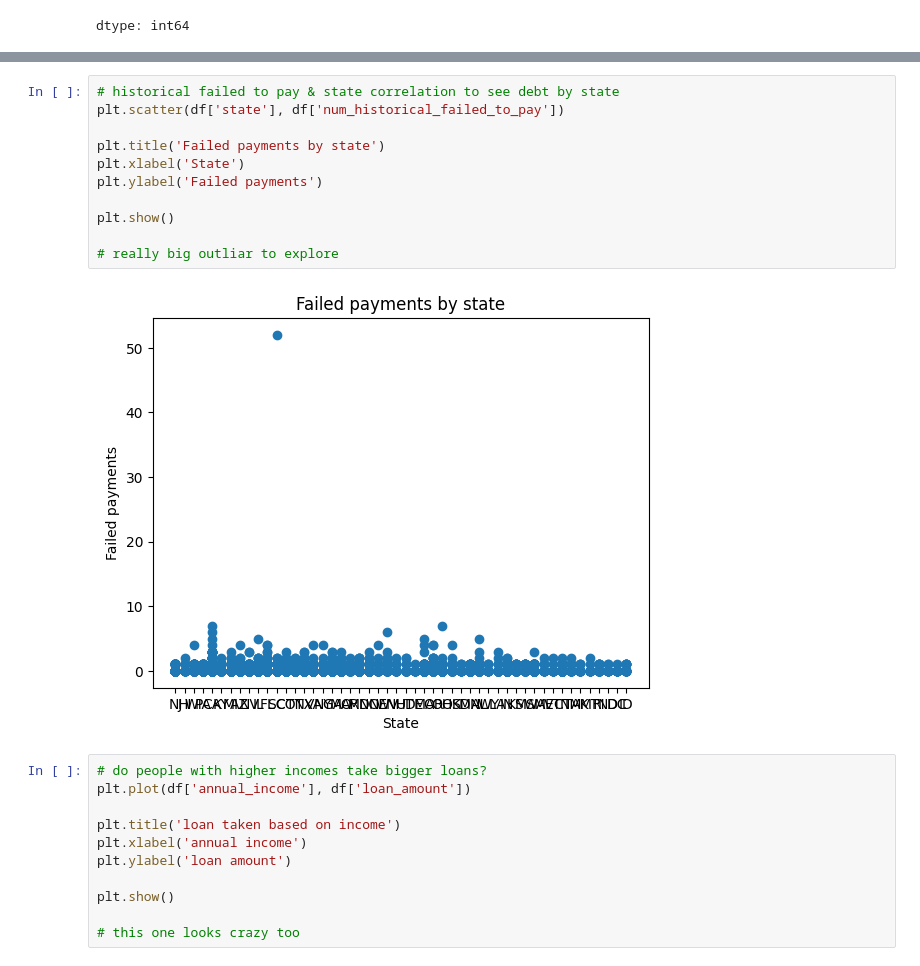
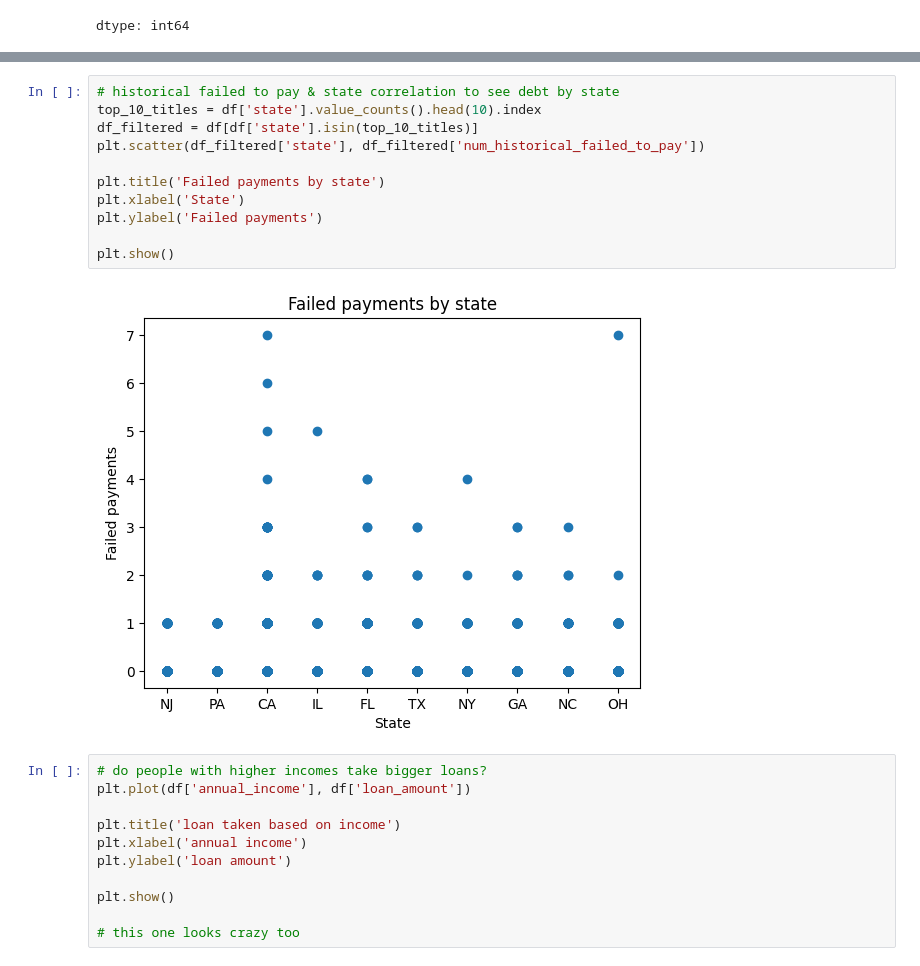
Before and after one commit to samiasondha/FTI-finance-research, a Jupyter notebook: Samia_Sondha_FTI_reserach_project.ipynb, the cells around one changed output, grey strips where cells are left out. Cells and saved outputs as stored; diff of their text form.

```diff
--- a/Samia_Sondha_FTI_reserach_project.ipynb
+++ b/Samia_Sondha_FTI_reserach_project.ipynb
@@ -325,16 +343,16 @@ plt.show()
 # %%
 # historical failed to pay & state correlation to see debt by state
-plt.scatter(df['state'], df['num_historical_failed_to_pay'])
+top_10_titles = df['state'].value_counts().head(10).index
+df_filtered = df[df['state'].isin(top_10_titles)]
+plt.scatter(df_filtered['state'], df_filtered['num_historical_failed_to_pay'])
 
 plt.title('Failed payments by state')
 plt.xlabel('State')
 plt.ylabel('Failed payments')
 
 plt.show()
-
-# really big outliar to explore
 # %% [output]
-[figure, old version]
+[figure, new version]
 # %%
 # do people with higher incomes take bigger loans?
 plt.plot(df['annual_income'], df['loan_amount'])
```
Also changed, not shown: parts of 27 cells of this notebook.
